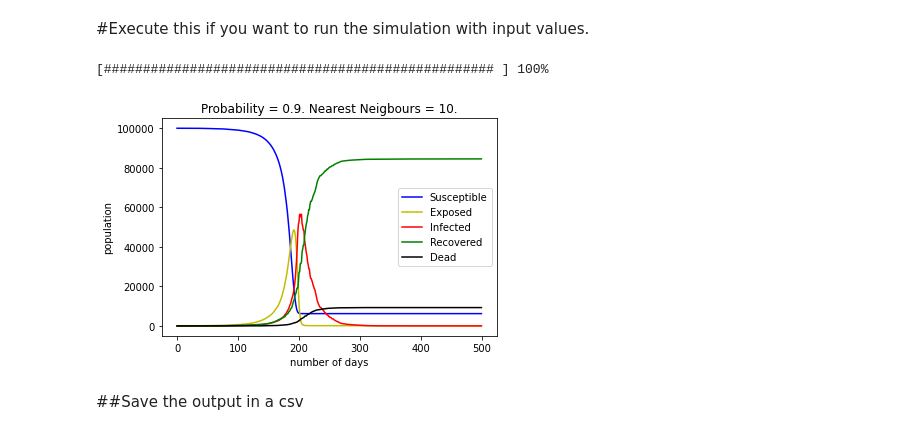
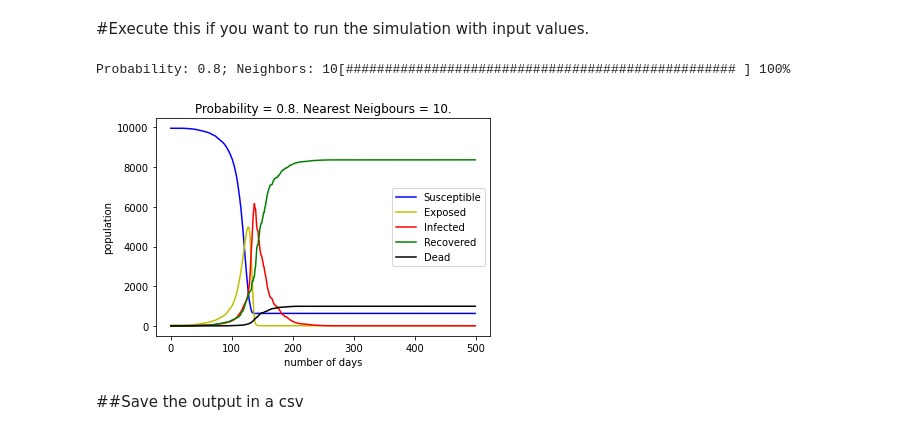
Before and after one commit to thecrazyphysicist369/strategic-Covid19-testing, a Jupyter notebook: v2_Random_Testing.ipynb, the cells around one changed output. Drawn from its saved outputs; the diff is of its cells as text; code cells hidden in the pictures.

```diff
--- a/v2_Random_Testing.ipynb
+++ b/v2_Random_Testing.ipynb
@@ -116,7 +116,8 @@ def progress_bar(est, elas, prob, cont):
   b = str(' '*rem)
   c = str(perc*2)
   prob = str(prob)
-  prog = (''+'['+a+' '+b+'] '+c+'%')
+  cont = str(cont)
+  prog = ('Probability: '+prob+'; Neighbors: '+cont+'['+a+' '+b+'] '+c+'%')
   sys.stdout.write('\r'+prog)
 # %% [markdown]
 #Run this cell
@@ -191,11 +192,11 @@ def days(pop, tpm):
 #Execute this if you want to run the simulation with input values.
 # %%
 
-population_size = 100000 #int(input("Enter population size : "))
+population_size = 10000 #int(input("Enter population size : "))
 
 k = 10 # int(input("\nk nearest neighbors : "))
 
-p = 0.9 # float(input("\nProbablity of the contacts : "))
+p = 0.8 # float(input("\nProbablity of the contacts : "))
 
 tpm = 200 #int(input("\nTests per million population : "))
 
@@ -229,36 +230,36 @@ elapsed = 0
 for j in range (iterations):
 	inter = []
 	tic = time.time()
 	population, sus, exp, inf, rec, ded = days(population, tpm)
 	susp.append(len(sus)) #Count of suspected persons per day
 	expo.append(len(exp)) #Count of exposed persons per day
 	infe.append(len(inf)) #Count of infected persons per day
 	reco.append(len(rec)) #Count of recovered persons per day
 	dead.append(len(ded))
 	toc = time.time()
 	one_day = toc - tic
 	elapsed += one_day
 	estimated = elapsed*(iterations-j)
 	remaining = (iterations * one_day) - (j * one_day)
-	progress_bar(estimated, elapsed)
+	progress_bar(estimated, elapsed, p, k)
 	#print("Doing ",j,"th iteration. Time :","{:.2f}".format(one_day),
 	#      "secs. Elapsed time :","{:.2f}".format(elapsed),"secs. Estimated : ","{:.2f}".format(estimated),"secs")
 
 
 plt.plot(count, susp, color='b', label = "Susceptible")
 plt.plot(count, expo, color='y', label = "Exposed")
 plt.plot(count, infe, color='r', label = "Infected")
 plt.plot(count, reco, color='g', label = "Recovered")
 plt.xlabel('number of days')
 plt.ylabel('population')
 plt.plot(count, dead, color='k', label = "Dead")
 label = "Probability = "+str(p)+". Nearest Neigbours = "+str(k)+"."
 plt.title(label, fontdict=None, loc='center', pad=None)
 plt.legend()
 plt.show()
 # %% [output]
-[################################################## ] 100%
+Probability: 0.8; Neighbors: 10[################################################## ] 100%
-[figure, old version]
+[figure, new version]
 # %% [markdown]
 ##Save the output in a csv
 # %%
```
Also changed, not shown: parts of 3 cells of this notebook.
